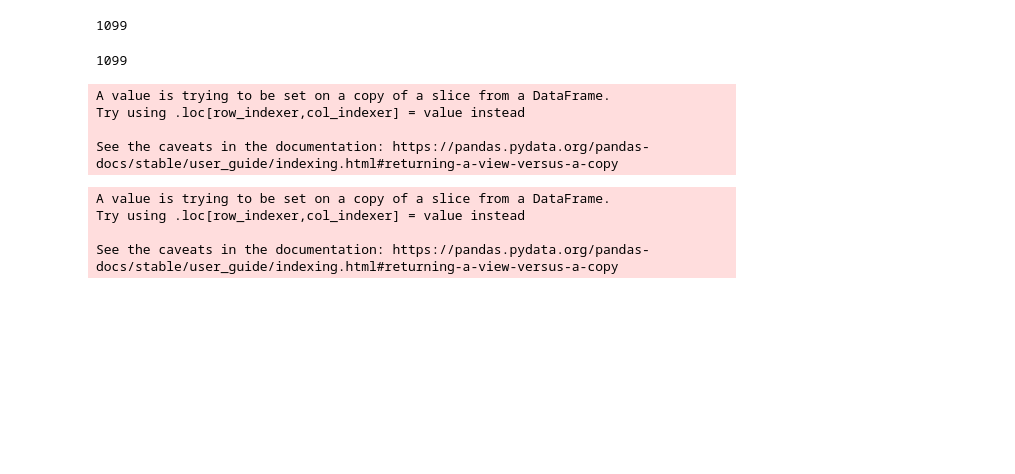
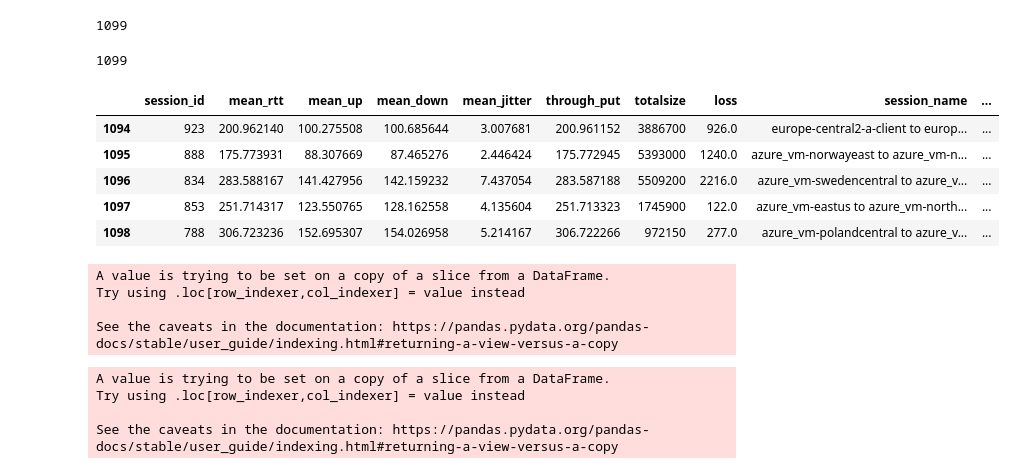
Before and after one commit to ghalibbajwa/cloud-data, a Jupyter notebook: eda.ipynb, the cells around one changed output. Cells and saved outputs as stored; diff of their text form; code cells hidden in the pictures; blank space fills up the shorter version.

```diff
--- a/eda.ipynb
+++ b/eda.ipynb
@@ -92,6 +103,15 @@ len(session_names)
 1099
 # %%
 meansdf = meansdf[:1099]
+# %%
+meansdf.tail()
+# %% [output]
+|  | session_id | mean_rtt | mean_up | mean_down | mean_jitter | through_put | totalsize | loss | session_name | ... |
+| 1094 | 923 | 200.962140 | 100.275508 | 100.685644 | 3.007681 | 200.961152 | 3886700 | 926.0 | europe-central2-a-client to europ... | ... |
+| 1095 | 888 | 175.773931 | 88.307669 | 87.465276 | 2.446424 | 175.772945 | 5393000 | 1240.0 | azure_vm-norwayeast to azure_vm-n... | ... |
+| 1096 | 834 | 283.588167 | 141.427956 | 142.159232 | 7.437054 | 283.587188 | 5509200 | 2216.0 | azure_vm-swedencentral to azure_v... | ... |
+| 1097 | 853 | 251.714317 | 123.550765 | 128.162558 | 4.135604 | 251.713323 | 1745900 | 122.0 | azure_vm-eastus to azure_vm-north... | ... |
+| 1098 | 788 | 306.723236 | 152.695307 | 154.026958 | 5.214167 | 306.722266 | 972150 | 277.0 | azure_vm-polandcentral to azure_v... | ... |
 # %%
 meansdf['session_name'] = session_names
 meansdf.to_csv('means.csv')
```
Also changed, not shown: parts of 22 cells of this notebook, 1 other file.
